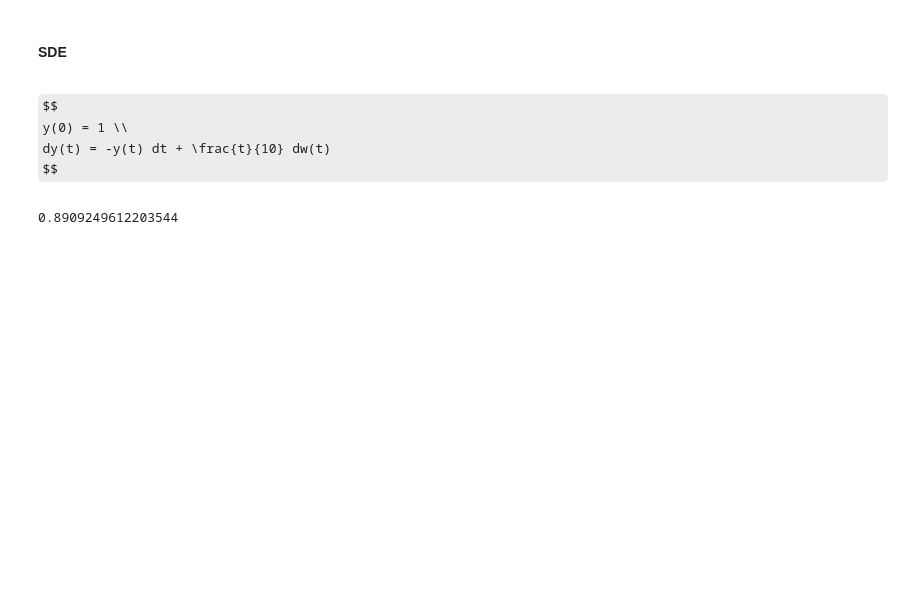
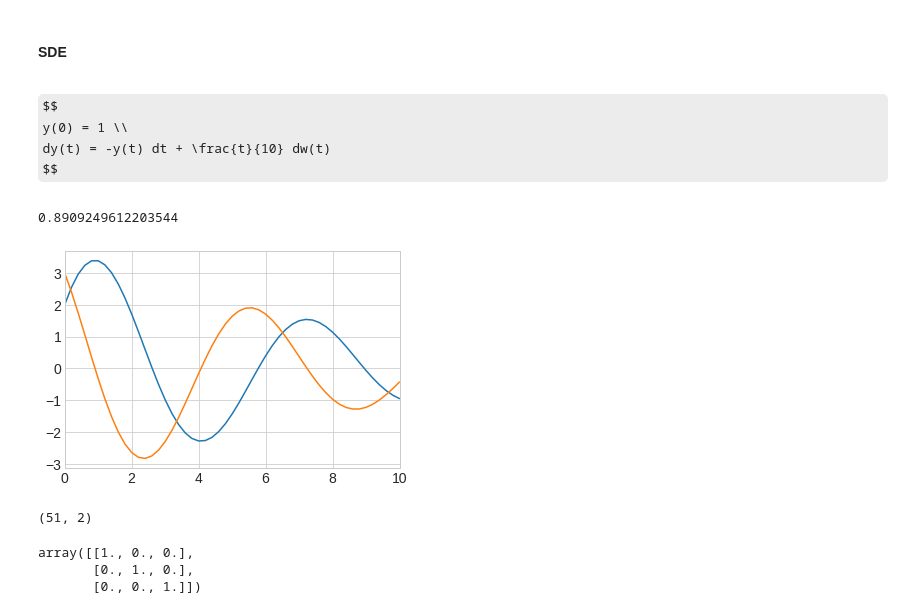
Before and after one commit to Ziaeemehr/workshop_jax, a Jupyter notebook: intro/solve_ode.ipynb, the cells around one changed output. Cells and saved outputs as stored; diff of their text form; code cells hidden in the pictures; some formulas as TeX source; blank space fills up the shorter version.

```diff
--- a/intro/solve_ode.ipynb
+++ b/intro/solve_ode.ipynb
@@ -204,3 +207,31 @@ sol = diffeqsolve(terms, solver, t0, t1, dt0=0.05, y0=1.0, saveat=saveat)
 print(sol.evaluate(1.1))  # DeviceArray(0.89436394)
 # %% [output]
 0.8909249612203544
+# %%
+# Damp harmonic oscillator with diffrax
+
+def f(t, y, args):
+    '''
+    damp harmonic oscillator
+    '''
+    return jnp.array([y[1], -y[0] - 0.25 * y[1]])
+
+term = ODETerm(f)
+solver = Dopri5()
+y0 = jnp.array([2., 3.])
+saveat = SaveAt(ts=jnp.linspace(0, 10, 51))
+solution = diffeqsolve(term, solver, t0=0, t1=10, dt0=0.05, y0=y0, saveat=saveat)
+plt.plot(solution.ts, solution.ys)
+plt.show()
+# %% [output]
+[figure, added]
+# %%
+solution.ys.shape
+# %% [output]
+(51, 2)
+# %%
+np.diag(np.ones(3))
+# %% [output]
+array([[1., 0., 0.],
+       [0., 1., 0.],
+       [0., 0., 1.]])
```
Also changed, not shown: parts of 3 cells of this notebook, 1 other file.
